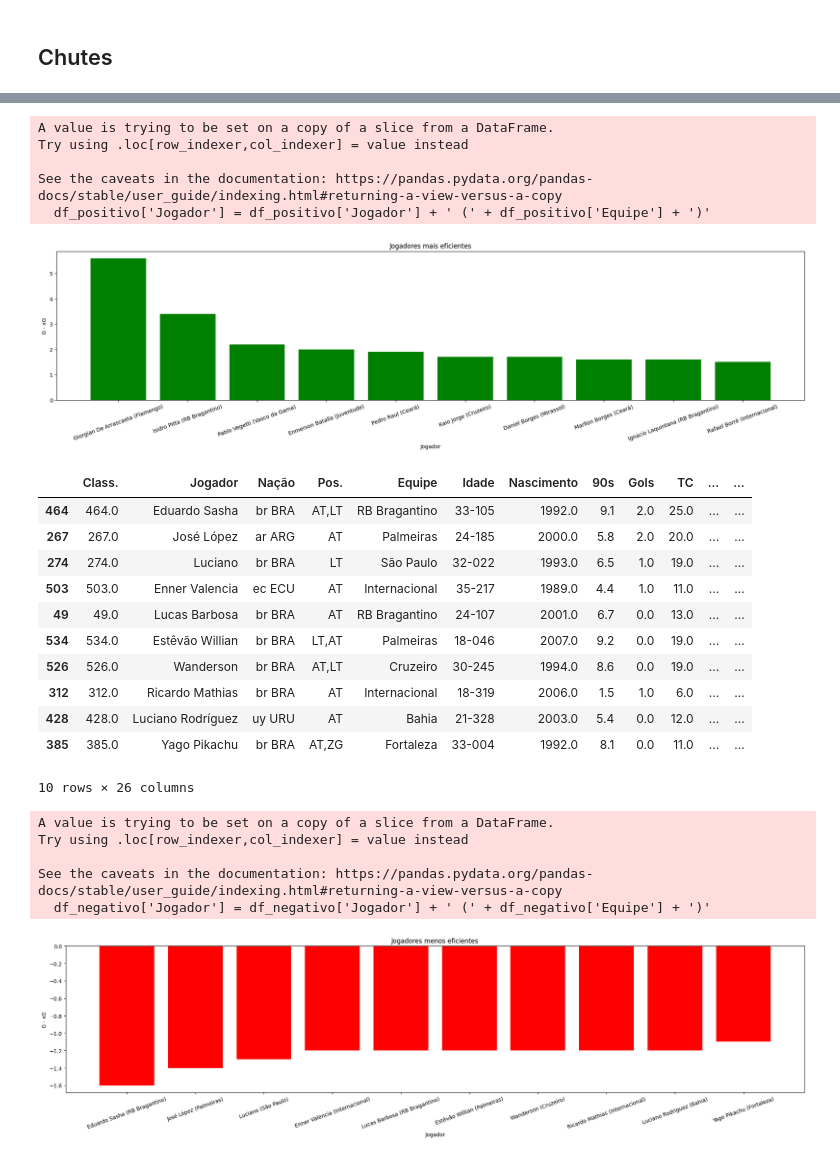
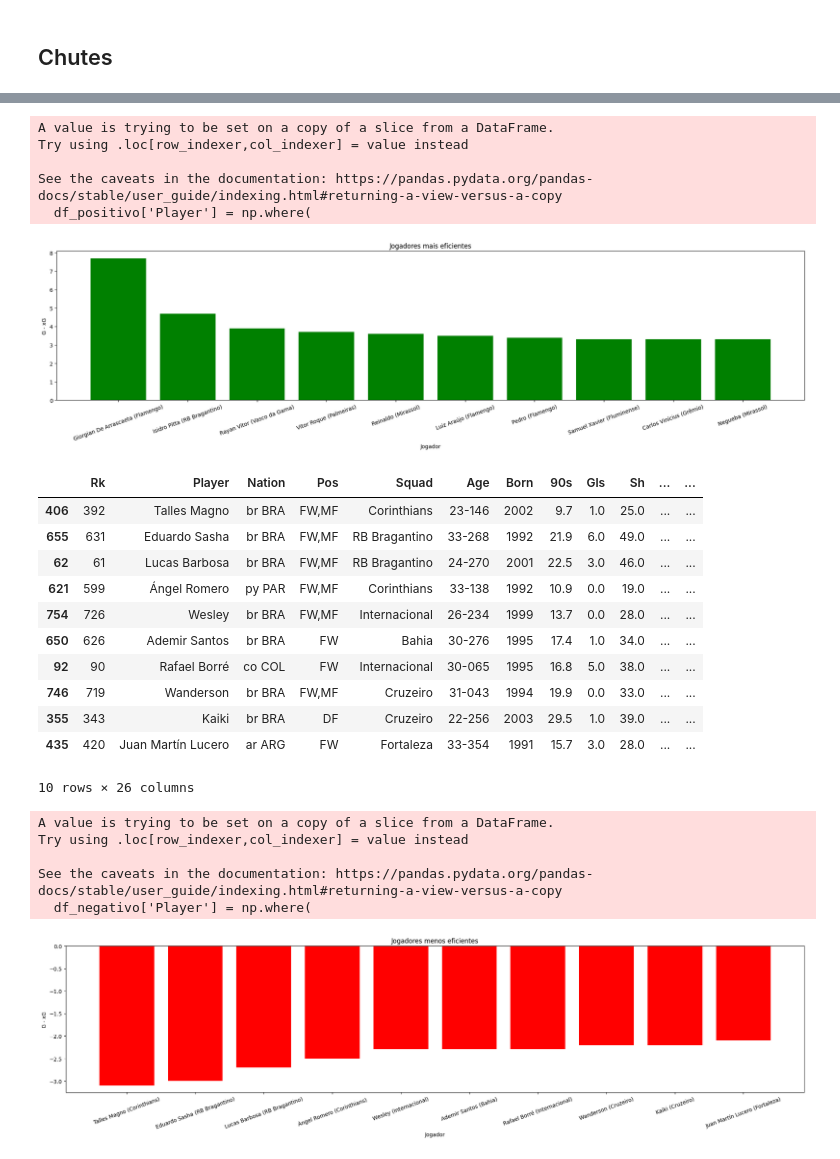
Before and after one commit to vhalves/football_data, a Jupyter notebook: Brasileirão2025/br2025.ipynb, the cells around one changed output, grey strips where cells are left out. Saved outputs shown, nothing was run; the diff lists cells and outputs as text; code cells hidden in the pictures.

```diff
--- a/Brasileirão2025/br2025.ipynb
+++ b/Brasileirão2025/br2025.ipynb
@@ -241,58 +253,67 @@ memory usage: 110.0+ KB
 # %%
-df_chutes["90s"] = pd.to_numeric(df_chutes['90s'], errors='coerce')
-df_chutes["G-xG"] = pd.to_numeric(df_chutes['G-xG'], errors='coerce')
-df_chutes["TC"] = pd.to_numeric(df_chutes['TC'], errors='coerce')
+df_chutes['90s'] = pd.to_numeric(df_chutes['90s'], errors='coerce')
+df_chutes['G-xG'] = pd.to_numeric(df_chutes['G-xG'], errors='coerce')
+df_chutes['Sh'] = pd.to_numeric(df_chutes['Sh'], errors='coerce')
+df_chutes['Gls'] = pd.to_numeric(df_chutes['Gls'], errors='coerce')
+df_chutes['Sh/90'] = pd.to_numeric(df_chutes['Sh/90'], errors='coerce')
 # %%
 df_chutes = df_chutes.sort_values(by='G-xG', ascending=False)
 
 df_positivo = df_chutes.head(10)
 # %%
-df_positivo['Jogador'] = df_positivo['Jogador'] + ' (' + df_positivo['Equipe'] + ')'
+df_positivo['Player'] = np.where(
+    df_positivo['Player'].str.contains(r"\("),
+    df_positivo['Player'],
+    df_positivo['Player'] + ' (' + df_positivo['Squad'] + ')'
+)
 
 plt.figure(figsize=(25, 5))
 
 cores = df_positivo['G-xG'].apply(lambda x: 'green' if x > 0 else 'red')
 
-plt.bar(df_positivo['Jogador'], df_positivo['G-xG'], color=cores)
+plt.bar(df_positivo['Player'], df_positivo['G-xG'], color=cores)
 
 plt.xticks(rotation=20)
 plt.xlabel('Jogador')
 plt.ylabel('G - xG')
 plt.title('Jogadores mais eficientes')
 plt.show()
 # %% [output]
 A value is trying to be set on a copy of a slice from a DataFrame.
 Try using .loc[row_indexer,col_indexer] = value instead
 
 See the caveats in the documentation: https://pandas.pydata.org/pandas-docs/stable/user_guide/indexing.html#returning-a-view-versus-a-copy
-  df_positivo['Jogador'] = df_positivo['Jogador'] + ' (' + df_positivo['Equipe'] + ')'
+  df_positivo['Player'] = np.where(
-[figure, old version]
+[figure, new version]
 # %%
 df_chutes = df_chutes.sort_values(by='G-xG', ascending=True)
 df_negativo = df_chutes.head(10)
 df_negativo
 # %% [output]
-|  | Class. | Jogador | Nação | Pos. | Equipe | Idade | Nascimento | 90s | Gols | TC | ... | ... |
-| 464 | 464.0 | Eduardo Sasha | br BRA | AT,LT | RB Bragantino | 33-105 | 1992.0 | 9.1 | 2.0 | 25.0 | ... | ... |
-| 267 | 267.0 | José López | ar ARG | AT | Palmeiras | 24-185 | 2000.0 | 5.8 | 2.0 | 20.0 | ... | ... |
-| 274 | 274.0 | Luciano | br BRA | LT | São Paulo | 32-022 | 1993.0 | 6.5 | 1.0 | 19.0 | ... | ... |
-| 503 | 503.0 | Enner Valencia | ec ECU | AT | Internacional | 35-217 | 1989.0 | 4.4 | 1.0 | 11.0 | ... | ... |
-| 49 | 49.0 | Lucas Barbosa | br BRA | AT | RB Bragantino | 24-107 | 2001.0 | 6.7 | 0.0 | 13.0 | ... | ... |
-| 534 | 534.0 | Estêvão Willian | br BRA | LT,AT | Palmeiras | 18-046 | 2007.0 | 9.2 | 0.0 | 19.0 | ... | ... |
-| 526 | 526.0 | Wanderson | br BRA | AT,LT | Cruzeiro | 30-245 | 1994.0 | 8.6 | 0.0 | 19.0 | ... | ... |
-| 312 | 312.0 | Ricardo Mathias | br BRA | AT | Internacional | 18-319 | 2006.0 | 1.5 | 1.0 | 6.0 | ... | ... |
-| 428 | 428.0 | Luciano Rodríguez | uy URU | AT | Bahia | 21-328 | 2003.0 | 5.4 | 0.0 | 12.0 | ... | ... |
-| 385 | 385.0 | Yago Pikachu | br BRA | AT,ZG | Fortaleza | 33-004 | 1992.0 | 8.1 | 0.0 | 11.0 | ... | ... |
+|  | Rk | Player | Nation | Pos | Squad | Age | Born | 90s | Gls | Sh | ... | ... |
+| 406 | 392 | Talles Magno | br BRA | FW,MF | Corinthians | 23-146 | 2002 | 9.7 | 1.0 | 25.0 | ... | ... |
+| 655 | 631 | Eduardo Sasha | br BRA | FW,MF | RB Bragantino | 33-268 | 1992 | 21.9 | 6.0 | 49.0 | ... | ... |
+| 62 | 61 | Lucas Barbosa | br BRA | FW,MF | RB Bragantino | 24-270 | 2001 | 22.5 | 3.0 | 46.0 | ... | ... |
+| 621 | 599 | Ángel Romero | py PAR | FW,MF | Corinthians | 33-138 | 1992 | 10.9 | 0.0 | 19.0 | ... | ... |
+| 754 | 726 | Wesley | br BRA | FW,MF | Internacional | 26-234 | 1999 | 13.7 | 0.0 | 28.0 | ... | ... |
+| 650 | 626 | Ademir Santos | br BRA | FW | Bahia | 30-276 | 1995 | 17.4 | 1.0 | 34.0 | ... | ... |
+| 92 | 90 | Rafael Borré | co COL | FW | Internacional | 30-065 | 1995 | 16.8 | 5.0 | 38.0 | ... | ... |
+| 746 | 719 | Wanderson | br BRA | FW,MF | Cruzeiro | 31-043 | 1994 | 19.9 | 0.0 | 33.0 | ... | ... |
+| 355 | 343 | Kaiki | br BRA | DF | Cruzeiro | 22-256 | 2003 | 29.5 | 1.0 | 39.0 | ... | ... |
+| 435 | 420 | Juan Martín Lucero | ar ARG | FW | Fortaleza | 33-354 | 1991 | 15.7 | 3.0 | 28.0 | ... | ... |
 10 rows × 26 columns
 # %%
-# Criar coluna com jogador + equipe
-df_negativo['Jogador'] = df_negativo['Jogador'] + ' (' + df_negativo['Equipe'] + ')'
+df_negativo['Player'] = np.where(
+    df_negativo['Player'].str.contains(r"\("),
+    df_negativo['Player'],
+    df_negativo['Player'] + ' (' + df_negativo['Squad'] + ')'
+)
 
 plt.figure(figsize=(25, 5))
 
 cores = df_negativo['G-xG'].apply(lambda x: 'green' if x > 0 else 'red')
 
-plt.bar(df_negativo['Jogador'], df_negativo['G-xG'], color=cores)
+plt.bar(df_negativo['Player'], df_negativo['G-xG'], color=cores)
 
 plt.xticks(rotation=20)
 plt.xlabel('Jogador')
@@ -304,6 +325,6 @@ A value is trying to be set on a copy of a slice from a DataFrame.
 Try using .loc[row_indexer,col_indexer] = value instead
 
 See the caveats in the documentation: https://pandas.pydata.org/pandas-docs/stable/user_guide/indexing.html#returning-a-view-versus-a-copy
-  df_negativo['Jogador'] = df_negativo['Jogador'] + ' (' + df_negativo['Equipe'] + ')'
+  df_negativo['Player'] = np.where(
-[figure, old version]
+[figure, new version]
 # %%
```
Also changed, not shown: parts of 22 cells of this notebook, 2 other files.
